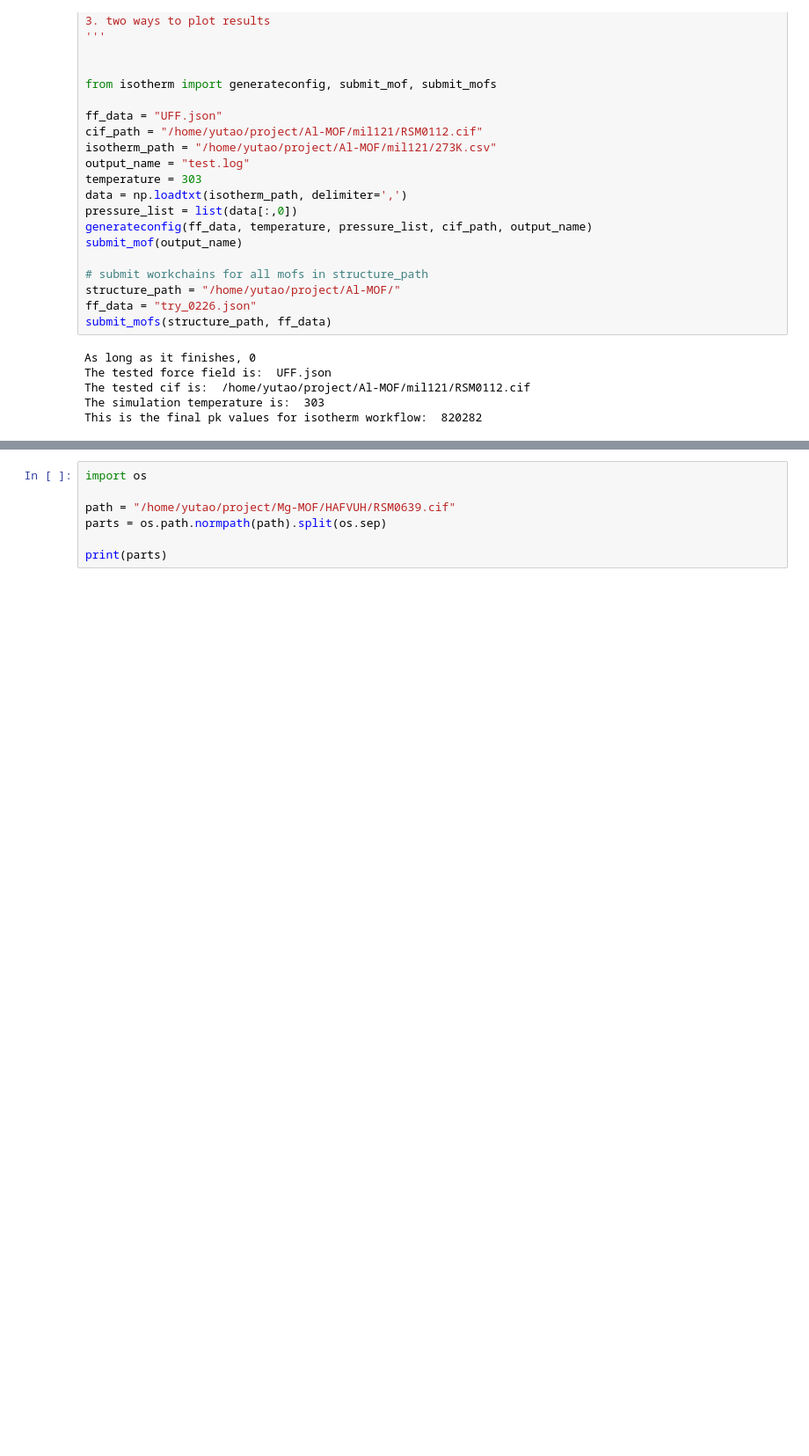
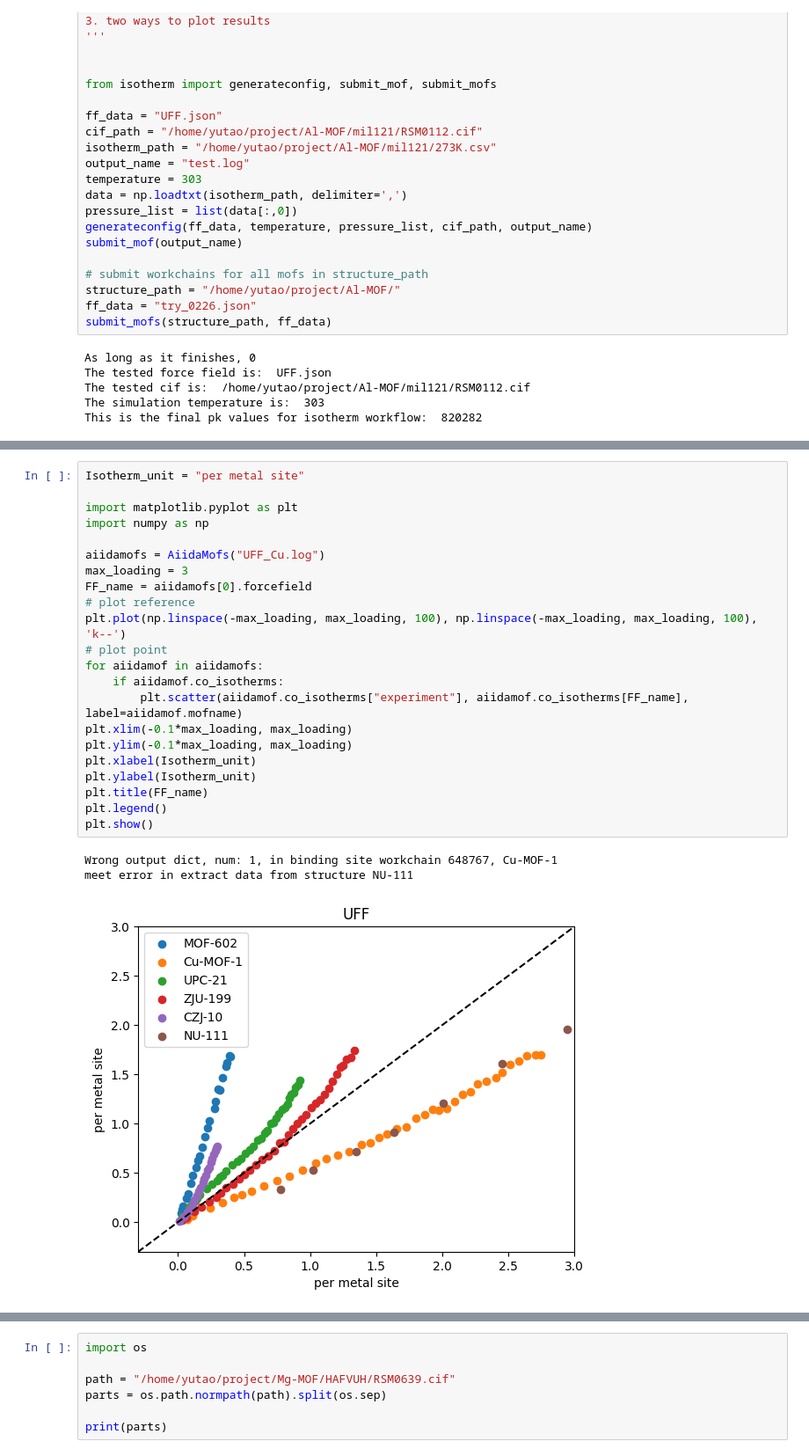
Before and after one commit to legend-L24/ff_optimizer, a Jupyter notebook: sampler/Forcefield_evalator.ipynb, the cells around one changed output, grey strips where cells are left out. Shown at 88% size. Drawn from its saved outputs; the diff is of its cells as text; blank space fills up the shorter version.

```diff
--- a/sampler/Forcefield_evalator.ipynb
+++ b/sampler/Forcefield_evalator.ipynb
@@ -297,0 +177,26 @@ UFF
+# %%
+Isotherm_unit = "per metal site"
+
+import matplotlib.pyplot as plt
+import numpy as np
+
+aiidamofs = AiidaMofs("UFF_Cu.log")
+max_loading = 3
+FF_name = aiidamofs[0].forcefield
+# plot reference
+plt.plot(np.linspace(-max_loading, max_loading, 100), np.linspace(-max_loading, max_loading, 100), 'k--')
+# plot point
+for aiidamof in aiidamofs:
+    if aiidamof.co_isotherms:
+        plt.scatter(aiidamof.co_isotherms["experiment"], aiidamof.co_isotherms[FF_name], label=aiidamof.mofname)
+plt.xlim(-0.1*max_loading, max_loading)
+plt.ylim(-0.1*max_loading, max_loading)
+plt.xlabel(Isotherm_unit)
+plt.ylabel(Isotherm_unit)
+plt.title(FF_name)
+plt.legend()
+plt.show()
+# %% [output]
+Wrong output dict, num: 1, in binding site workchain 648767, Cu-MOF-1
+meet error in extract data from structure NU-111
+[figure, added]
```
Also changed, not shown: parts of 21 cells of this notebook, 6 other files.
